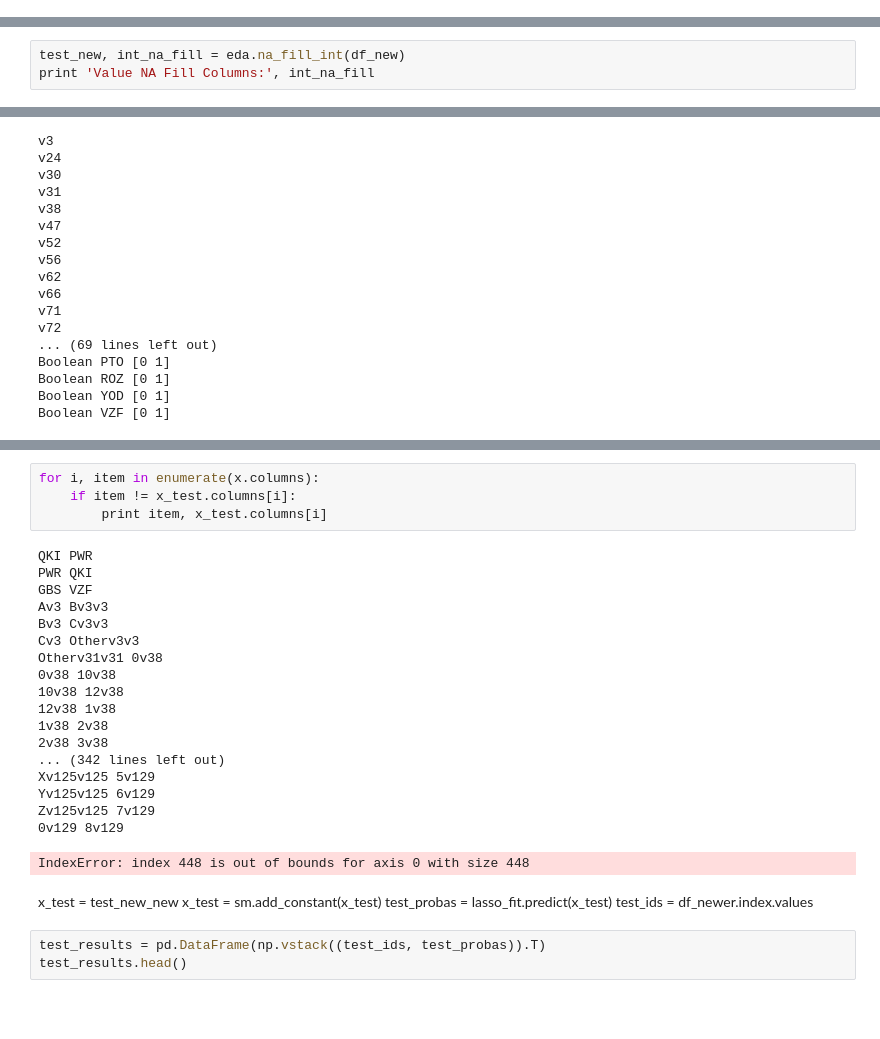
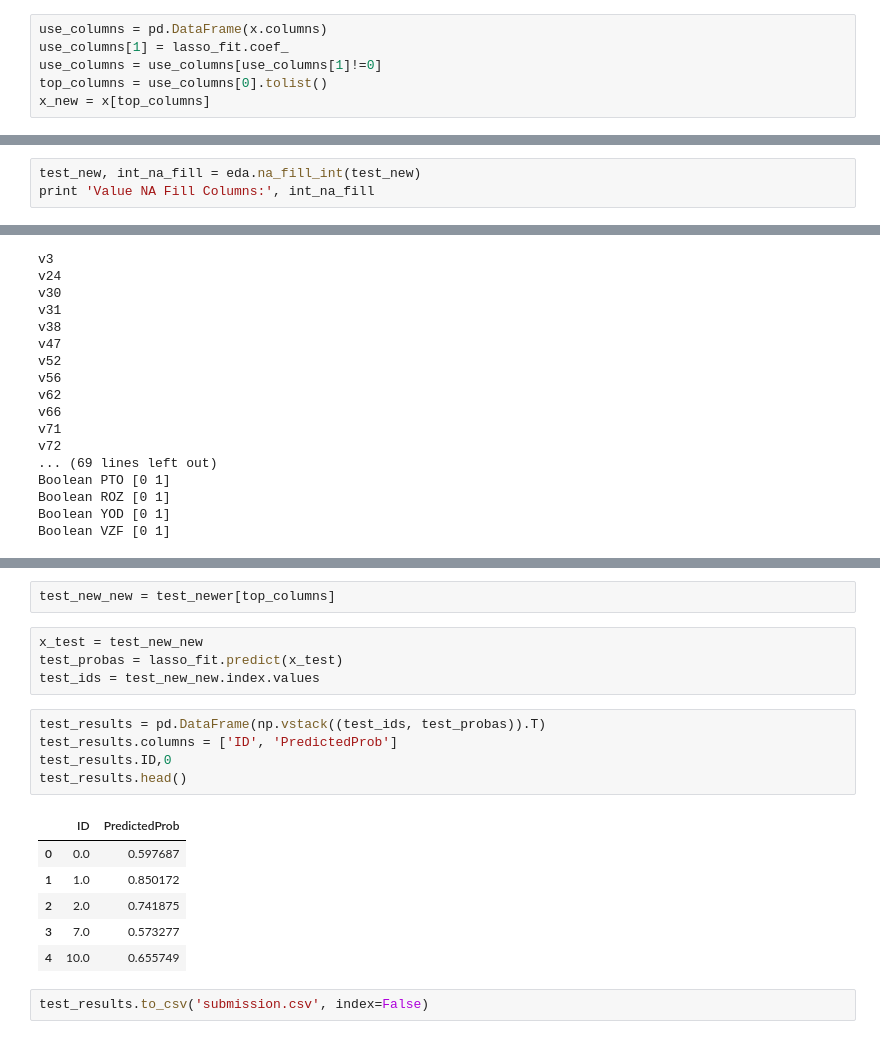
Before and after one commit to TomDobbs/Paribas_Kaggle_Comp, a Jupyter notebook: Predictions.ipynb, the cells around one changed output, grey strips where cells are left out. Cells and saved outputs as stored; diff of their text form; blank space fills up the shorter version.

```diff
--- a/Predictions.ipynb
+++ b/Predictions.ipynb
@@ -166,2 +184,8 @@ lasso = Lasso(alpha=0.01)
 # %%
 lasso_fit = lasso.fit(x, y)
+# %%
+use_columns = pd.DataFrame(x.columns)
+use_columns[1] = lasso_fit.coef_
+use_columns = use_columns[use_columns[1]!=0]
+top_columns = use_columns[0].tolist()
+x_new = x[top_columns]
@@ -211,6 +272,6 @@ v113 Other 55358 na rows @ 85.8 % nan's
 v125 Other 84 na rows @ 0.1 % nan's
 String NA Fill Columns: ['v30', 'v31', 'v52', 'v56', 'v107', 'v112', 'v113', 'v125']
 # %%
-test_new, int_na_fill = eda.na_fill_int(df_new)
+test_new, int_na_fill = eda.na_fill_int(test_new)
 print 'Value NA Fill Columns:', int_na_fill
 # %% [output]
@@ -286,31 +326,20 @@ Index([u'const', u'v1', u'v2', u'v4', u'v5', u'v6', u'v7', u'v8', u'v9',
-# %%
-for i, item in enumerate(x.columns):
-    if item != x_test.columns[i]:
-        print item, x_test.columns[i]
-# %% [output]
-QKI PWR
-PWR QKI
-GBS VZF
-Av3 Bv3v3
-Bv3 Cv3v3
-Cv3 Otherv3v3
-Otherv31v31 0v38
-0v38 10v38
-10v38 12v38
-12v38 1v38
-1v38 2v38
-2v38 3v38
-... (342 lines left out)
-Xv125v125 5v129
-Yv125v125 6v129
-Zv125v125 7v129
-0v129 8v129
-IndexError: index 448 is out of bounds for axis 0 with size 448
-# %% [markdown]
-x_test = test_new_new
-x_test = sm.add_constant(x_test)
-test_probas = lasso_fit.predict(x_test)
-test_ids = df_newer.index.values
+# %%
+test_new_new = test_newer[top_columns]
+# %%
+x_test = test_new_new
+test_probas = lasso_fit.predict(x_test)
+test_ids = test_new_new.index.values
 # %%
 test_results = pd.DataFrame(np.vstack((test_ids, test_probas)).T)
+test_results.columns = ['ID', 'PredictedProb']
+test_results.ID,0
 test_results.head()
+# %% [output]
+|  | ID | PredictedProb |
+| 0 | 0.0 | 0.597687 |
+| 1 | 1.0 | 0.850172 |
+| 2 | 2.0 | 0.741875 |
+| 3 | 7.0 | 0.573277 |
+| 4 | 10.0 | 0.655749 |
+# %%
+test_results.to_csv('submission.csv', index=False)
```
Also changed, not shown: parts of 16 cells of this notebook, 1 other file.
